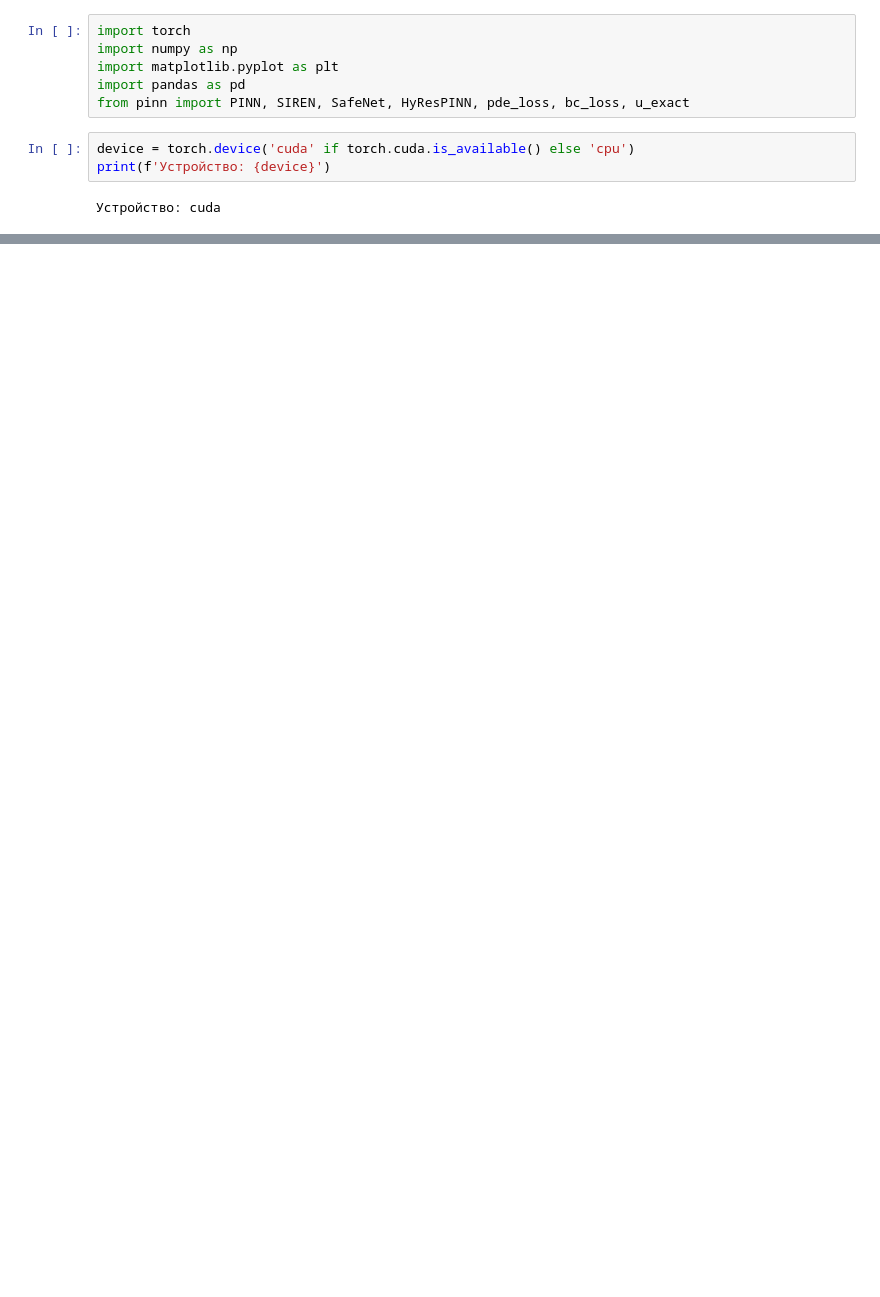
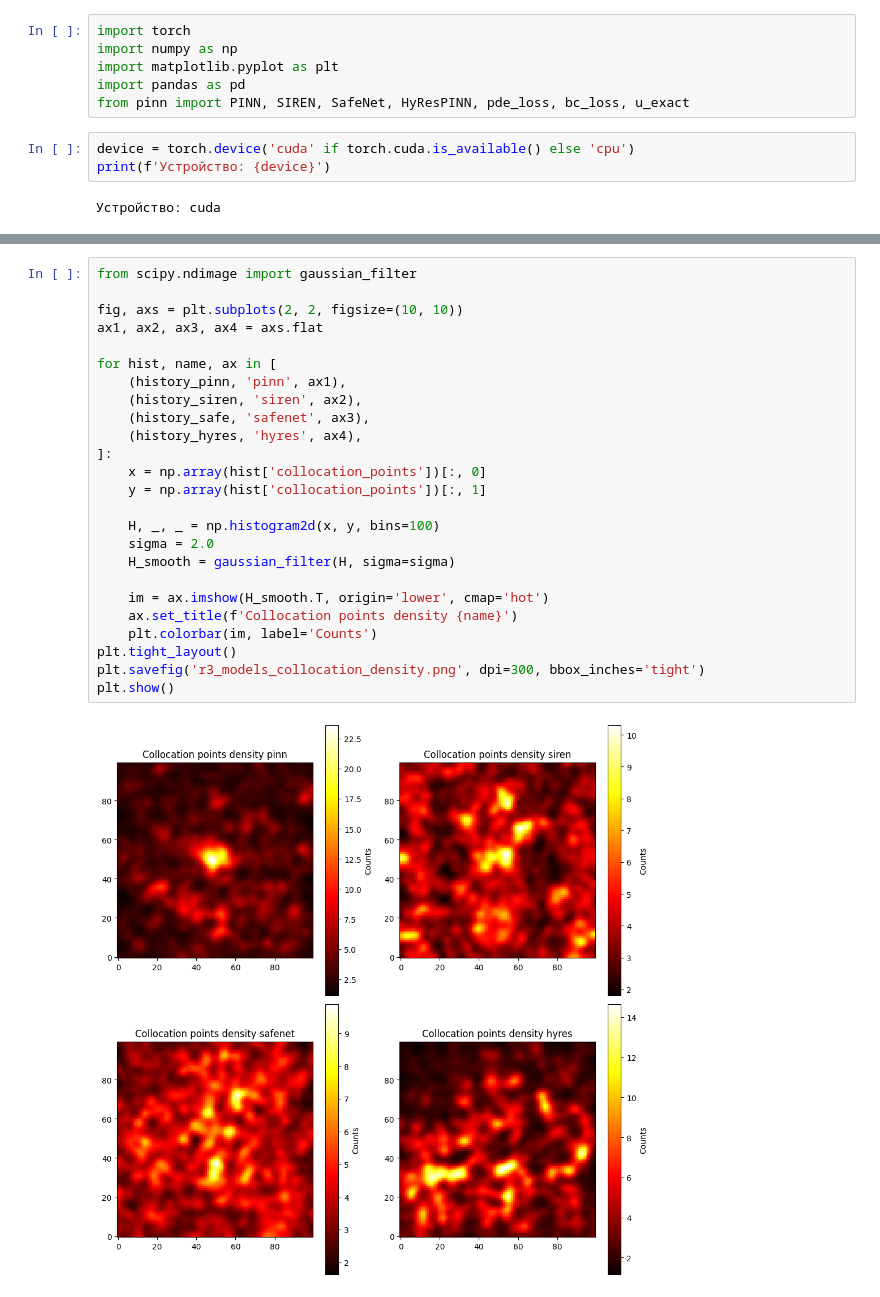
Before and after one commit to KhromovAA/numeric-methods-pinns, a Jupyter notebook: training.ipynb, the cells around one changed output, grey strips where cells are left out. Drawn from its saved outputs; the diff is of its cells as text; blank space fills up the shorter version.

```diff
--- a/training.ipynb
+++ b/training.ipynb
@@ -362,2 +770,29 @@ plt.show()
+# %%
+from scipy.ndimage import gaussian_filter
+
+fig, axs = plt.subplots(2, 2, figsize=(10, 10))
+ax1, ax2, ax3, ax4 = axs.flat
+
+for hist, name, ax in [
+    (history_pinn, 'pinn', ax1),
+    (history_siren, 'siren', ax2),
+    (history_safe, 'safenet', ax3),
+    (history_hyres, 'hyres', ax4),
+]:
+    x = np.array(hist['collocation_points'])[:, 0]
+    y = np.array(hist['collocation_points'])[:, 1]
+
+    H, _, _ = np.histogram2d(x, y, bins=100)
+    sigma = 2.0
+    H_smooth = gaussian_filter(H, sigma=sigma)
+
+    im = ax.imshow(H_smooth.T, origin='lower', cmap='hot')
+    ax.set_title(f'Collocation points density {name}')
+    plt.colorbar(im, label='Counts')
+plt.tight_layout()
+plt.savefig('r3_models_collocation_density.png', dpi=300, bbox_inches='tight')
+plt.show()
+# %% [output]
+[figure, added]
 # %%
 for model, save_path in [
```
Also changed, not shown: parts of 15 cells of this notebook, 1 other file.
